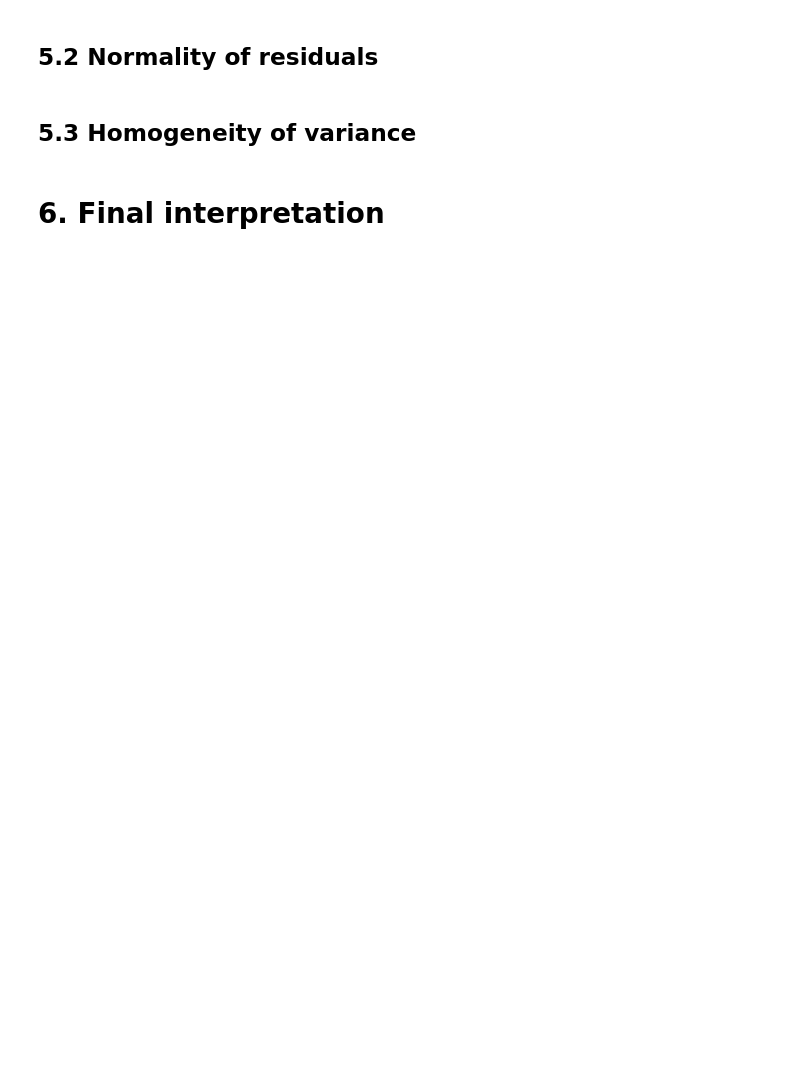
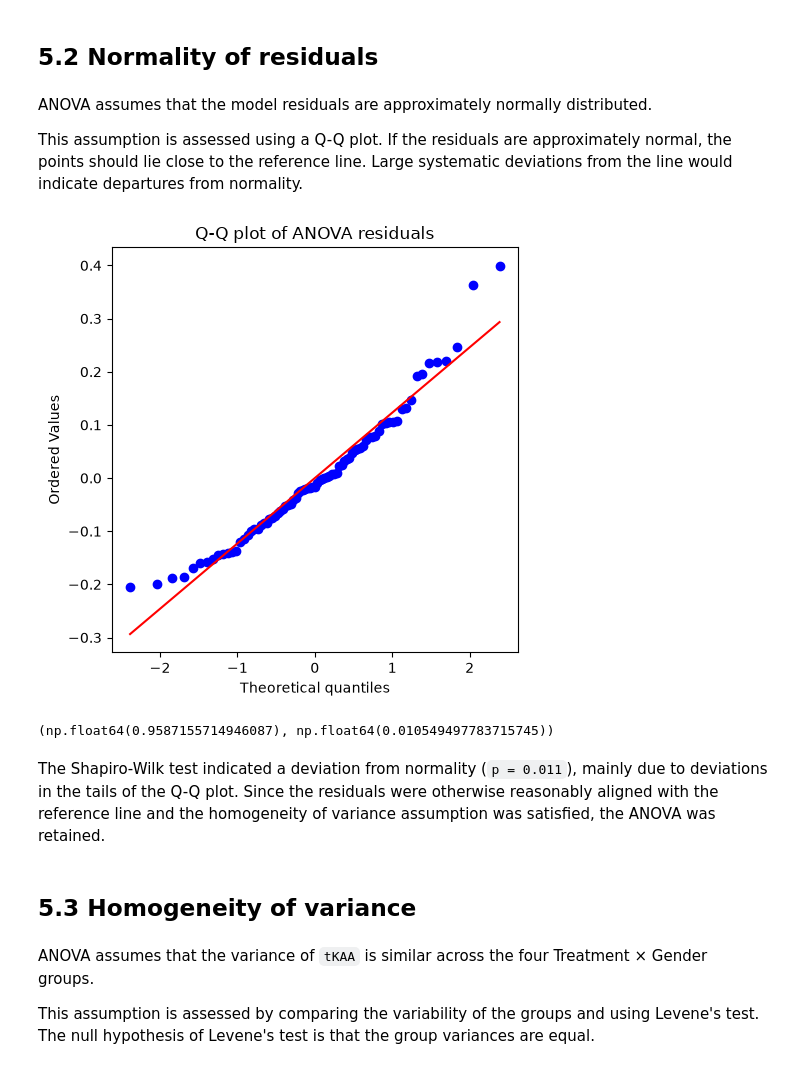
Before and after one commit to pmendez252/data_science-hypothesis_testing, a Jupyter notebook: notebooks/03_final_anova.ipynb, the cells around one changed output. Drawn from its saved outputs; the diff is of its cells as text; code cells hidden in the pictures; blank space fills up the shorter version.

```diff
--- a/notebooks/03_final_anova.ipynb
+++ b/notebooks/03_final_anova.ipynb
@@ -120,0 +224,7 @@ These observations will be formally tested with the two-factor ANOVA.
+# %%
+df["group_mean"] = (
+    df.groupby(["Clinical Treatment", "Gender"])["tKAA"]
+    .transform("mean")
+)
+
+df[["tKAA", "group_mean"]].head()
@@ -120,0 +238,4 @@ These observations will be formally tested with the two-factor ANOVA.
+# %%
+df["residual"] = df["tKAA"] - df["group_mean"]
+
+df[["tKAA", "group_mean", "residual"]].head()
@@ -120,0 +249,4 @@ These observations will be formally tested with the two-factor ANOVA.
+# %%
+df["residual_squared"] = df["residual"] ** 2
+
+df[["residual", "residual_squared"]].head()
@@ -133,6 +610,34 @@ These observations will be formally tested with the two-factor ANOVA.
 # %% [markdown]
 ## 5.2 Normality of residuals
+# %% [markdown]
+ANOVA assumes that the model residuals are approximately normally distributed.
+
+This assumption is assessed using a Q-Q plot. If the residuals are approximately normal, the points should lie close to the reference line. Large systematic deviations from the line would indicate departures from normality.
+# %%
+plt.figure(figsize=(5, 5))
+
+probplot(
+    df["residual"],
+    dist="norm",
+    plot=plt
+)
+
+plt.title("Q-Q plot of ANOVA residuals")
+plt.tight_layout()
+plt.show()
+# %% [output]
+[figure, added]
+# %%
+shapiro_stat, shapiro_p = shapiro(df["residual"])
+
+shapiro_stat, shapiro_p
+# %% [output]
+(np.float64(0.9587155714946087), np.float64(0.010549497783715745))
+# %% [markdown]
+The Shapiro-Wilk test indicated a deviation from normality (`p = 0.011`), mainly due to deviations in the tails of the Q-Q plot. Since the residuals were otherwise reasonably aligned with the reference line and the homogeneity of variance assumption was satisfied, the ANOVA was retained.
 # %% [markdown]
 ## 5.3 Homogeneity of variance
-# %% [markdown]
-# 6. Final interpretation
+# %% [markdown]
+ANOVA assumes that the variance of `tKAA` is similar across the four Treatment × Gender groups.
+
+This assumption is assessed by comparing the variability of the groups and using Levene's test. The null hypothesis of Levene's test is that the group variances are equal.
```
Also changed, not shown: parts of 56 cells of this notebook.
